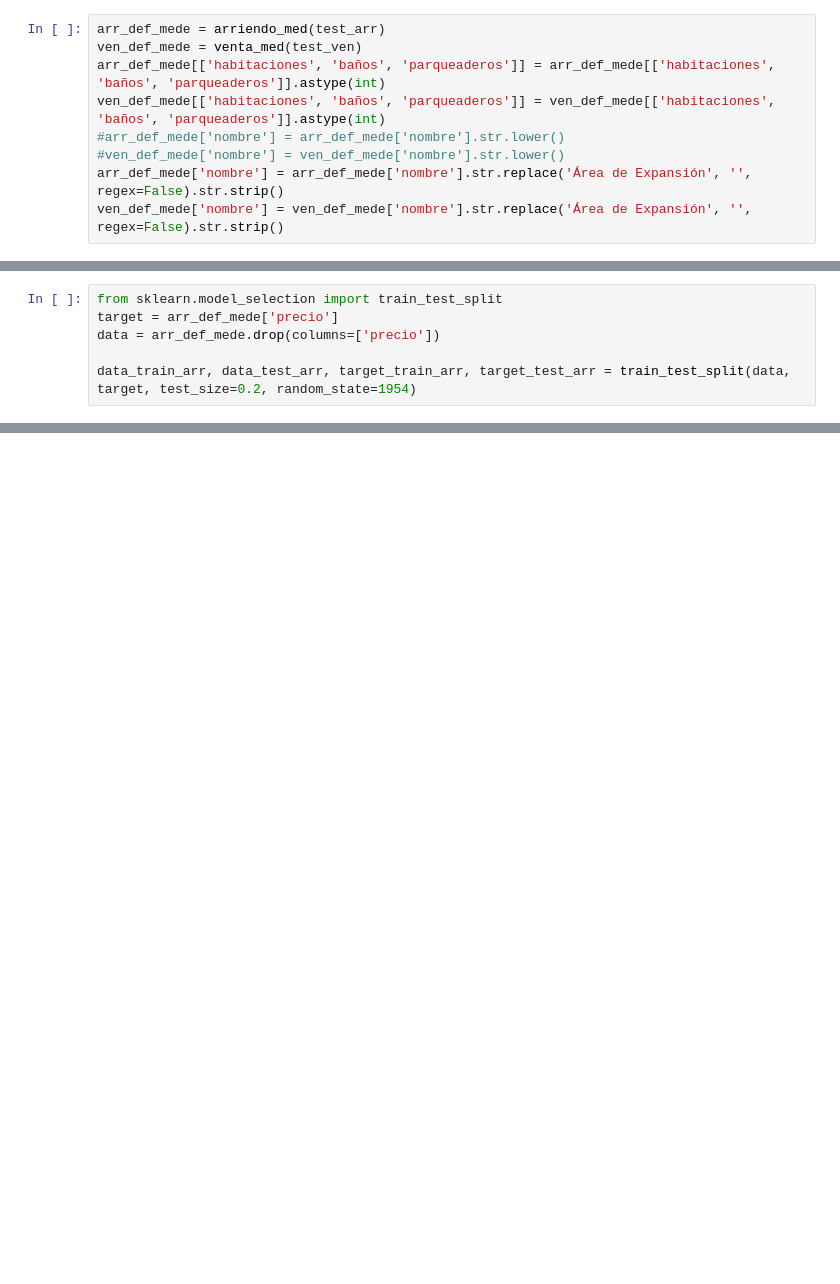
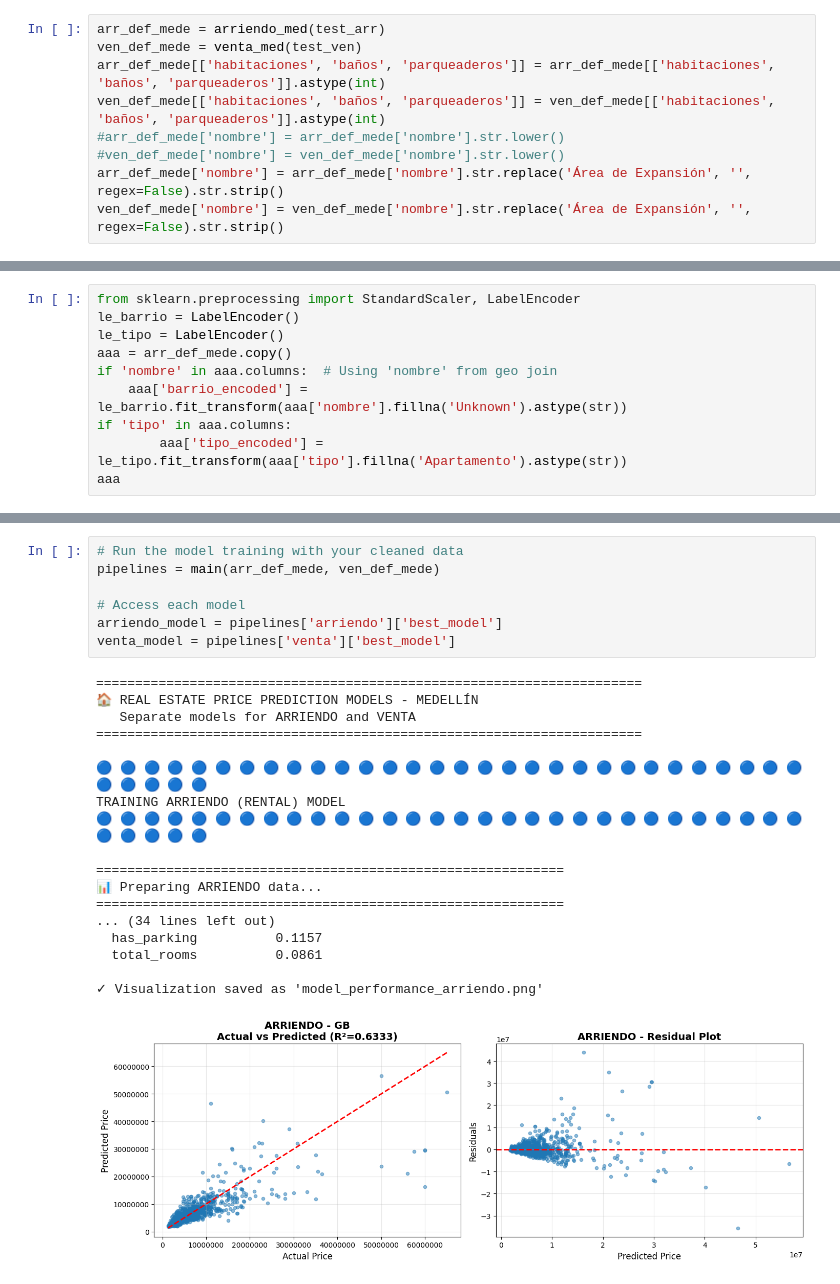
Before and after one commit to roman-correa/news, a Jupyter notebook: new_scraper.ipynb, the cells around one changed output, grey strips where cells are left out. Saved outputs shown, nothing was run; the diff lists cells and outputs as text; blank space fills up the shorter version.

Commit message:
New Pipeline, still huge RMSE

```diff
--- a/new_scraper.ipynb
+++ b/new_scraper.ipynb
@@ -469,6 +355,0 @@ class PreprocessData:
-# %%
-from sklearn.model_selection import train_test_split
-target = arr_def_mede['precio']
-data = arr_def_mede.drop(columns=['precio'])
-
-data_train_arr, data_test_arr, target_train_arr, target_test_arr = train_test_split(data, target, test_size=0.2, random_state=1954)
@@ -527,0 +356,10 @@ R^2  Arriendo Medellín: -0.0039
+# %%
+from sklearn.preprocessing import StandardScaler, LabelEncoder
+le_barrio = LabelEncoder()
+le_tipo = LabelEncoder()
+aaa = arr_def_mede.copy()
+if 'nombre' in aaa.columns:  # Using 'nombre' from geo join
+    aaa['barrio_encoded'] = le_barrio.fit_transform(aaa['nombre'].fillna('Unknown').astype(str))
+if 'tipo' in aaa.columns:
+        aaa['tipo_encoded'] = le_tipo.fit_transform(aaa['tipo'].fillna('Apartamento').astype(str))
+aaa
@@ -527,0 +753,26 @@ R^2  Arriendo Medellín: -0.0039
+# %%
+# Run the model training with your cleaned data
+pipelines = main(arr_def_mede, ven_def_mede)
+
+# Access each model
+arriendo_model = pipelines['arriendo']['best_model']
+venta_model = pipelines['venta']['best_model']
+# %% [output]
+======================================================================
+🏠 REAL ESTATE PRICE PREDICTION MODELS - MEDELLÍN
+   Separate models for ARRIENDO and VENTA
+======================================================================
+
+🔵 🔵 🔵 🔵 🔵 🔵 🔵 🔵 🔵 🔵 🔵 🔵 🔵 🔵 🔵 🔵 🔵 🔵 🔵 🔵 🔵 🔵 🔵 🔵 🔵 🔵 🔵 🔵 🔵 🔵 🔵 🔵 🔵 🔵 🔵
+TRAINING ARRIENDO (RENTAL) MODEL
+🔵 🔵 🔵 🔵 🔵 🔵 🔵 🔵 🔵 🔵 🔵 🔵 🔵 🔵 🔵 🔵 🔵 🔵 🔵 🔵 🔵 🔵 🔵 🔵 🔵 🔵 🔵 🔵 🔵 🔵 🔵 🔵 🔵 🔵 🔵
+
+============================================================
+📊 Preparing ARRIENDO data...
+============================================================
+... (34 lines left out)
+  has_parking          0.1157
+  total_rooms          0.0861
+
+✓ Visualization saved as 'model_performance_arriendo.png'
+[figure, added]
```
Also changed, not shown: parts of 9 cells of this notebook, 3 other files.
